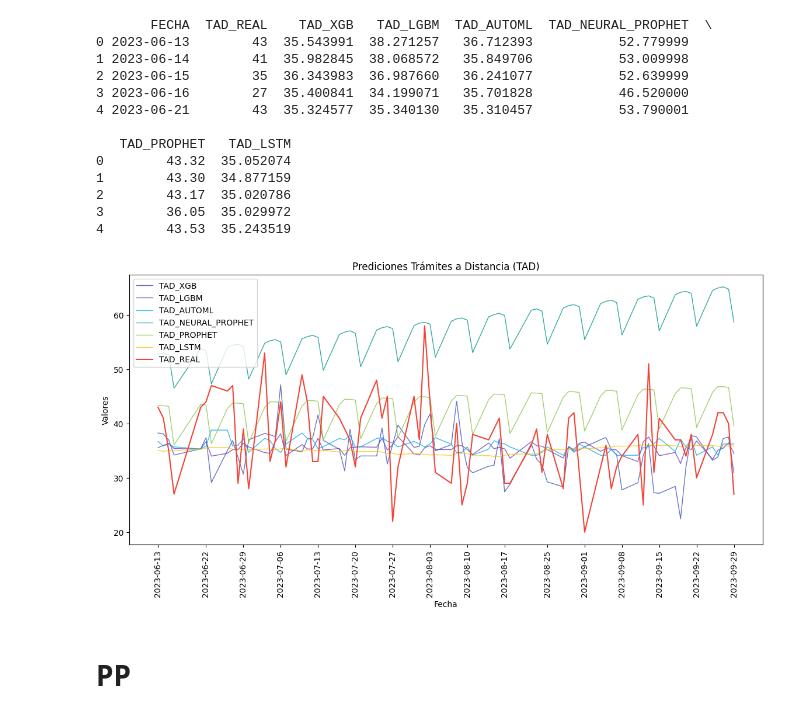
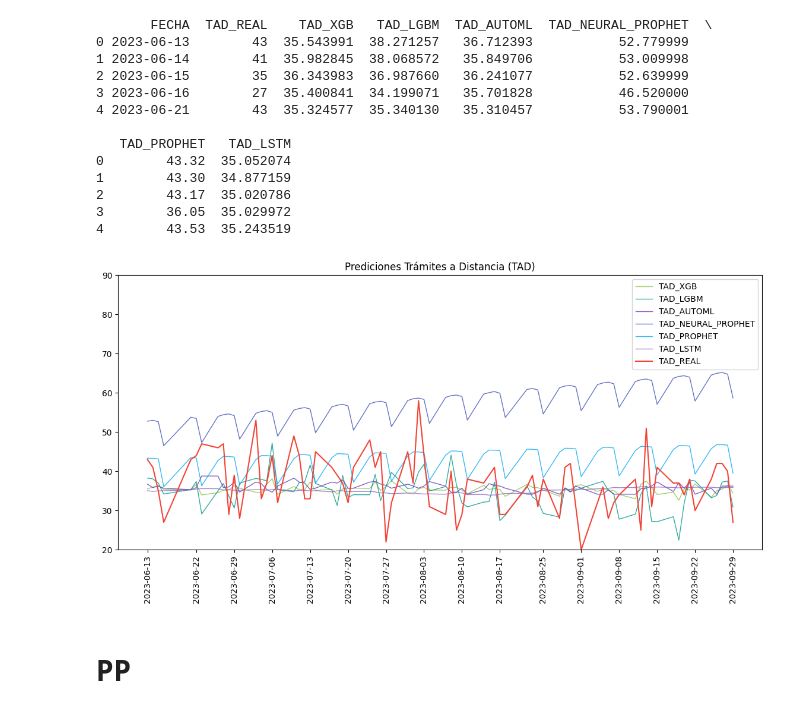
Before and after one commit to ferdcoz/mcd-ast, a Jupyter notebook: TP2/Codigo/Predicciones/PREDICCIONES_TP2.ipynb, the cells around one changed output. Cells and saved outputs as stored; diff of their text form; code cells hidden in the pictures.

```diff
--- a/TP2/Codigo/Predicciones/PREDICCIONES_TP2.ipynb
+++ b/TP2/Codigo/Predicciones/PREDICCIONES_TP2.ipynb
@@ -148,30 +164,42 @@ tad_pred.set_index('FECHA', inplace=True)
 # %%
 
 # Graficar las series con colores diferentes
 plt.figure(figsize=(14, 6))  # Tamaño de la figura
 
+#xgboost 8bc34a
+#lightgbm 009688
+#automl 673ab7
+#neuralpro 3f51b5
+
+#prophet 03a9f4
+#lstm 9467bd
+
 # Graficar cada serie con un color distinto
-plt.plot(tad_pred['TAD_XGB'], label='TAD_XGB', color='#673ab7', linewidth=1, alpha=0.8) #925C91
-plt.plot(tad_pred['TAD_LGBM'], label='TAD_LGBM', color='#3f51b5', linewidth=1, alpha=0.8) #EFE978
-plt.plot(tad_pred['TAD_AUTOML'], label='TAD_AUTOML', color='#03a9f4', linewidth=1, alpha=0.8) #58508d
-plt.plot(tad_pred['TAD_NEURAL_PROPHET'], label='TAD_NEURAL_PROPHET', color='#009688', linewidth=1, alpha=0.8)
-plt.plot(tad_pred['TAD_PROPHET'], label='TAD_PROPHET', color='#8bc34a', linewidth=1, alpha=0.8)
-plt.plot(tad_pred['TAD_LSTM'], label='TAD_LSTM', color='#ffc107', linewidth=1, alpha=0.8)
+plt.plot(tad_pred['TAD_XGB'], label='TAD_XGB', color='#8bc34a', linewidth=1, alpha=0.8) #925C91
+plt.plot(tad_pred['TAD_LGBM'], label='TAD_LGBM', color='#009688', linewidth=1, alpha=0.8) #EFE978
+plt.plot(tad_pred['TAD_AUTOML'], label='TAD_AUTOML', color='#673ab7', linewidth=1, alpha=0.8) #58508d
+plt.plot(tad_pred['TAD_NEURAL_PROPHET'], label='TAD_NEURAL_PROPHET', color='#3f51b5', linewidth=1, alpha=0.8)
+plt.plot(tad_pred['TAD_PROPHET'], label='TAD_PROPHET', color='#03a9f4', linewidth=1, alpha=0.8)
+plt.plot(tad_pred['TAD_LSTM'], label='TAD_LSTM', color='#9467bd', linewidth=1, alpha=0.8)
 
 plt.plot(tad_pred['TAD_REAL'], label='TAD_REAL', color='#f44336', linewidth=1.5)
 ticks = wapp_pred.index[::5]
 plt.xticks(ticks, rotation=90)
 
 # Agregar etiquetas y leyenda
-plt.xlabel('Fecha')
-plt.ylabel('Valores')
+#plt.xlabel('Fecha')
+#plt.ylabel('Valores')
+plt.ylim(20, 90)
+plt.legend(loc='upper right')  # Colocar la leyenda en la esquina superior derecha
+
+
 plt.title('Prediciones Trámites a Distancia (TAD)')
 plt.legend()
 
 # Mostrar el gráfico
 plt.show()
 # %% [output]
-[figure, old version]
+[figure, new version]
 # %% [markdown]
 # **PP**
 # %%
```
Also changed, not shown: parts of 5 cells of this notebook, 3 other files.
